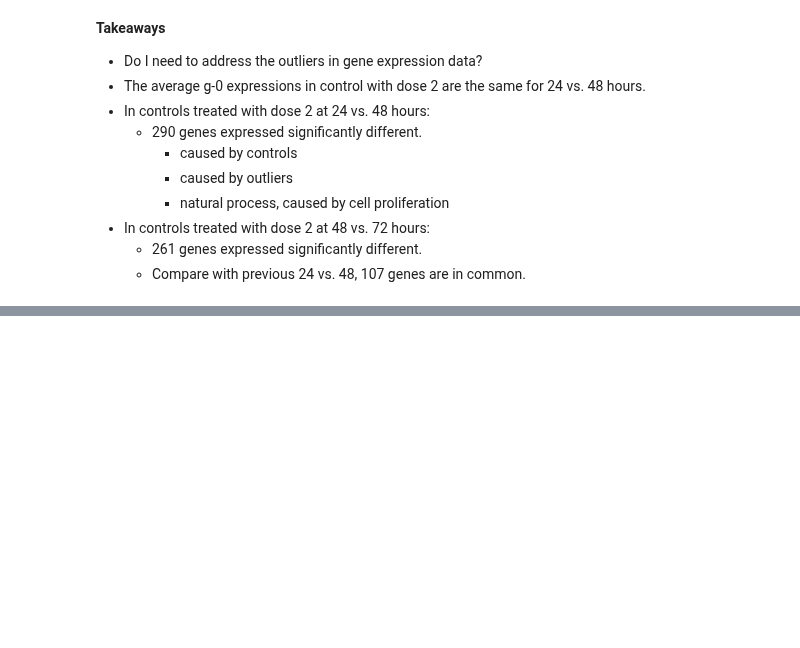
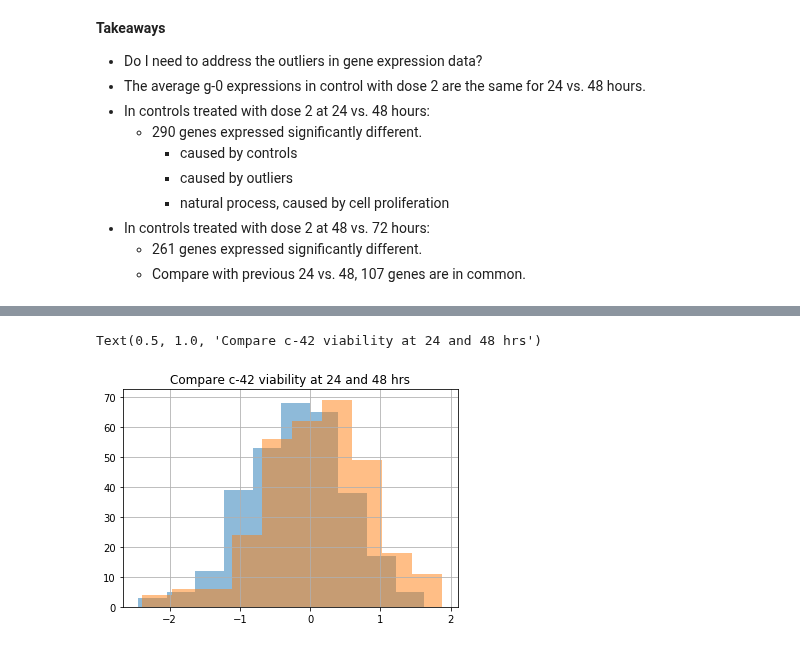
Before and after one commit to Yongliang-Shi/Mechanism-of-Action-Prediction, a Jupyter notebook: explore_moa.ipynb, the cells around one changed output, grey strips where cells are left out. Saved outputs shown, nothing was run; the diff lists cells and outputs as text; code cells hidden in the pictures; blank space fills up the shorter version.

```diff
--- a/explore_moa.ipynb
+++ b/explore_moa.ipynb
@@ -165,0 +267,9 @@ len(set_diff_g_24_48 & set_diff_g_48_72)
+# %%
+# Compare the distribution of the c-42 data at 24 vs. 48 hours.
+
+df_ctrl_d2_24['c-42'].hist(alpha=0.5)
+df_ctrl_d2_48['c-42'].hist(alpha=0.5)
+plt.title("Compare c-42 viability at 24 and 48 hrs")
+# %% [output]
+Text(0.5, 1.0, 'Compare c-42 viability at 24 and 48 hrs')
+[figure, added]
```
Also changed, not shown: parts of 18 cells of this notebook.
